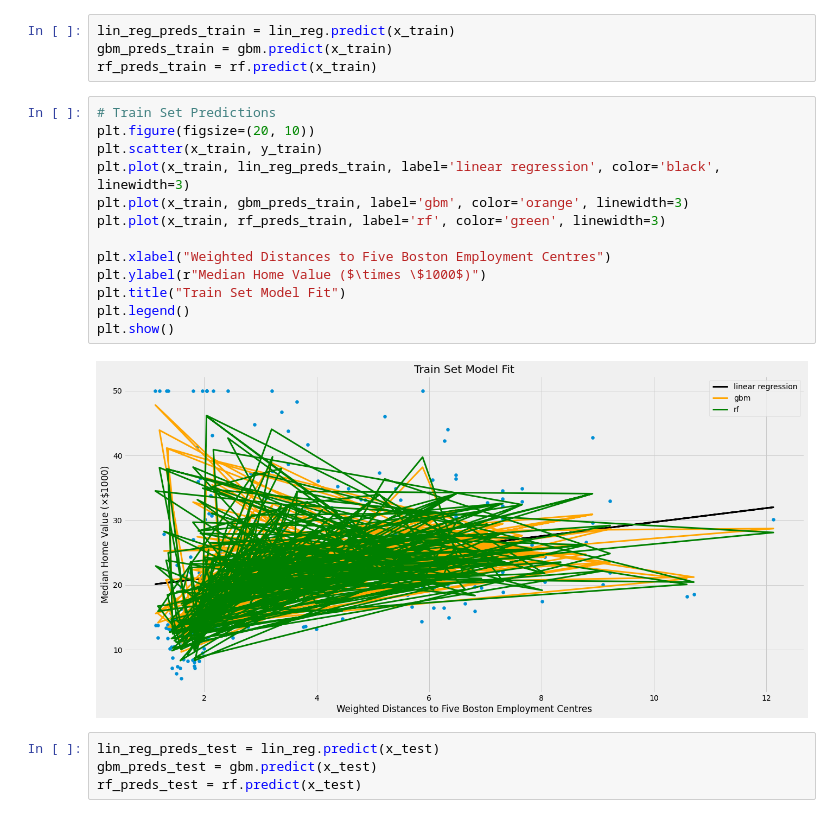
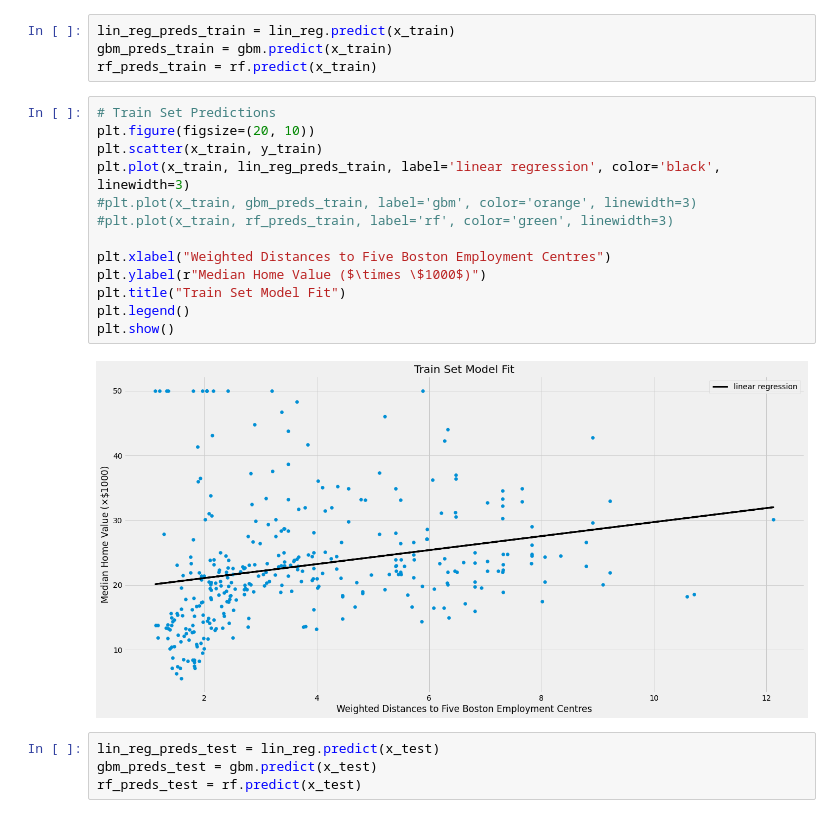
Before and after one commit to yngtodd/eleven, a Jupyter notebook: examples/notebooks/module_05_00_regresion.ipynb, the cells around one changed output. Cells and saved outputs as stored; diff of their text form.

```diff
--- a/examples/notebooks/module_05_00_regresion.ipynb
+++ b/examples/notebooks/module_05_00_regresion.ipynb
@@ -221,18 +221,18 @@ rf_preds_train = rf.predict(x_train)
 # %%
 # Train Set Predictions
 plt.figure(figsize=(20, 10))
 plt.scatter(x_train, y_train)
 plt.plot(x_train, lin_reg_preds_train, label='linear regression', color='black', linewidth=3)
-plt.plot(x_train, gbm_preds_train, label='gbm', color='orange', linewidth=3)
-plt.plot(x_train, rf_preds_train, label='rf', color='green', linewidth=3)
+#plt.plot(x_train, gbm_preds_train, label='gbm', color='orange', linewidth=3)
+#plt.plot(x_train, rf_preds_train, label='rf', color='green', linewidth=3)
 
 plt.xlabel("Weighted Distances to Five Boston Employment Centres")
 plt.ylabel(r"Median Home Value ($\times \$1000$)")
 plt.title("Train Set Model Fit")
 plt.legend()
 plt.show()
 # %% [output]
-[figure, old version]
+[figure, new version]
 # %%
 lin_reg_preds_test = lin_reg.predict(x_test)
 gbm_preds_test = gbm.predict(x_test)
```
Also changed, not shown: parts of 2 cells of this notebook, 1 other file.
